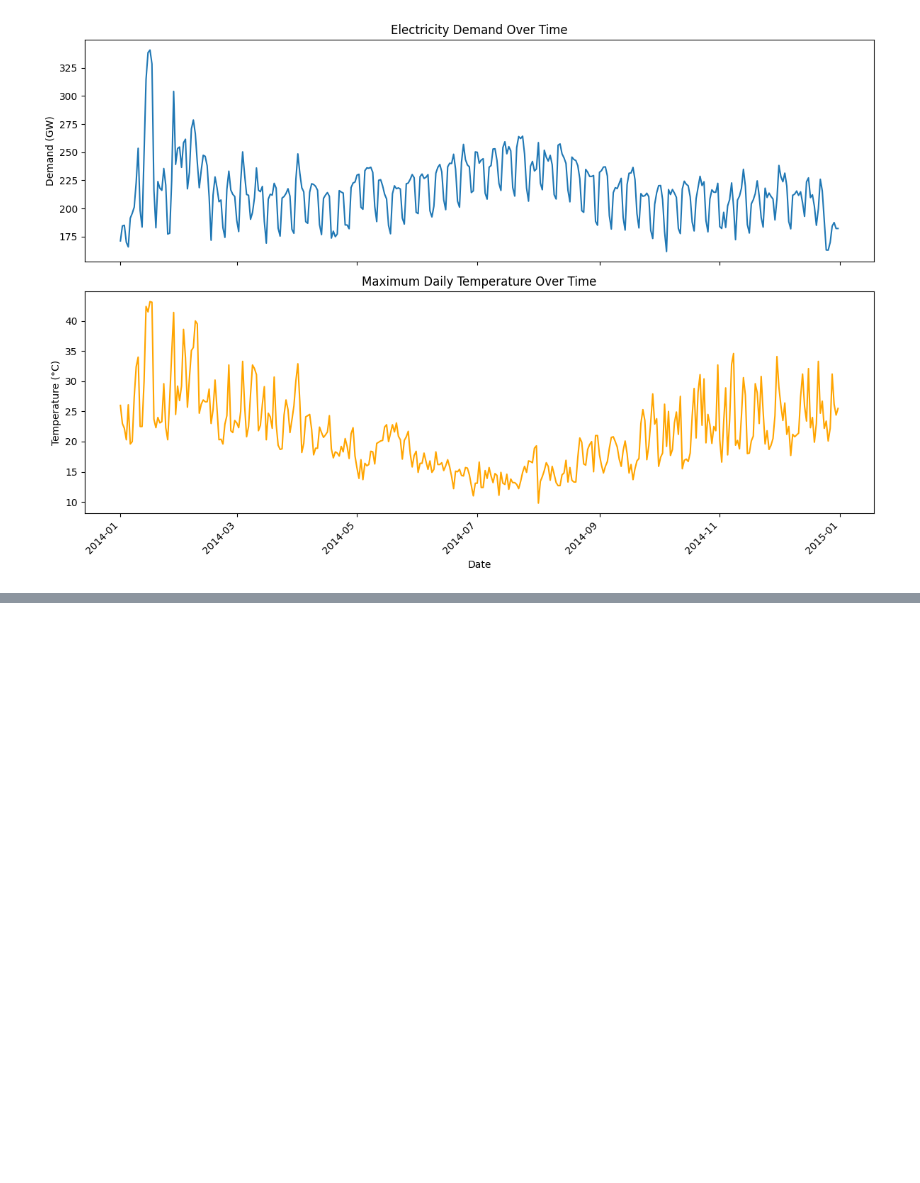
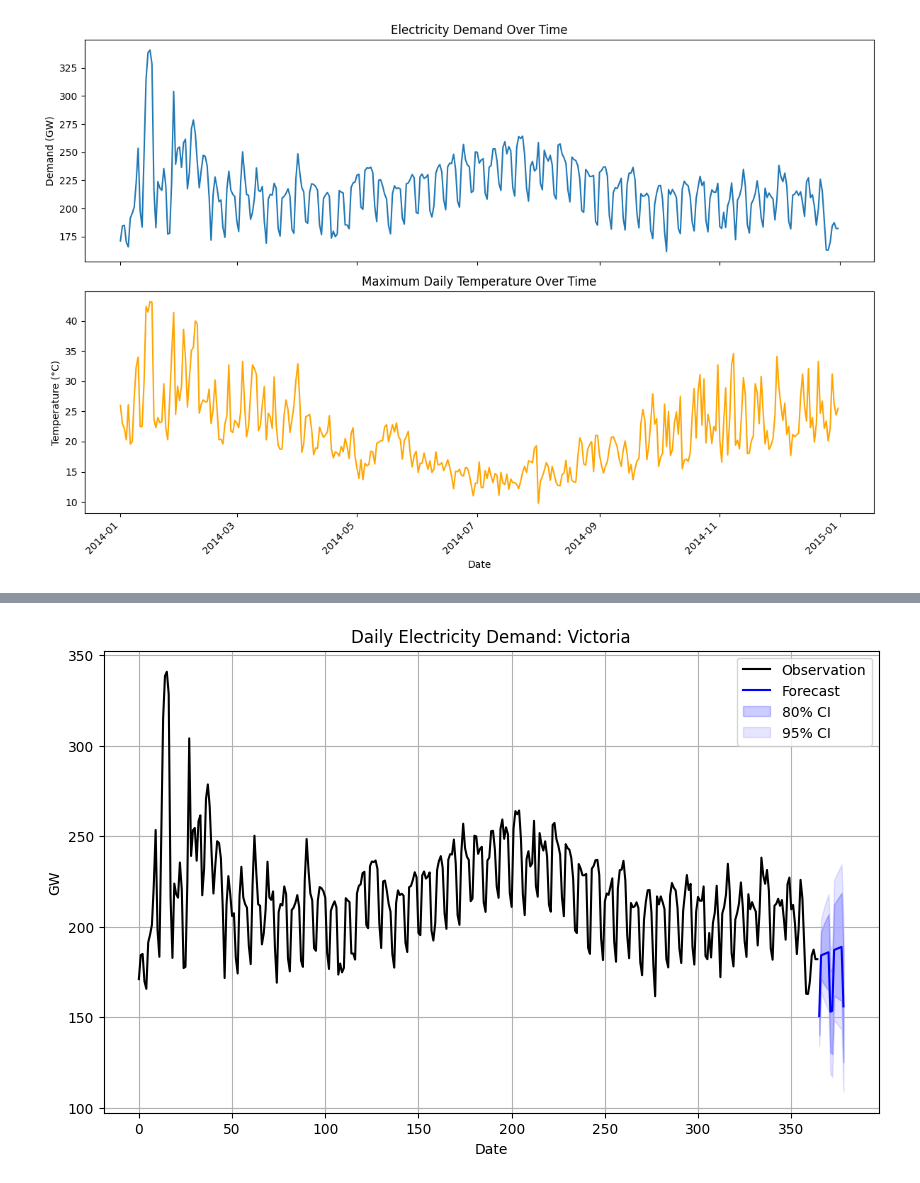
Before and after one commit to safeai-snu/Econometrics, a Jupyter notebook: Ch3.4.ARIMA_errors.ipynb, the cells around one changed output, grey strips where cells are left out. Drawn from its saved outputs; the diff is of its cells as text; code cells hidden in the pictures; blank space fills up the shorter version.

```diff
--- a/Ch3.4.ARIMA_errors.ipynb
+++ b/Ch3.4.ARIMA_errors.ipynb
@@ -325 +463,64 @@ See the caveats in the documentation: https://pandas.pydata.org/pandas-docs/stab
 [figure]
+# %%
+import pandas as pd
+import numpy as np
+import statsmodels.api as sm
+import matplotlib.pyplot as plt
+
+# Assuming 'vic_elec_daily' is your existing dataframe
+vic_elec_daily['Weekday'] = (vic_elec_daily['Day_Type'] == 'Weekday').astype(int)
+
+# Prepare the exogenous variables
+X = pd.DataFrame()
+X['Temperature'] = vic_elec_daily['Temperature']
+X['Temperature^2'] = vic_elec_daily['Temperature'] ** 2
+X['Weekday'] = vic_elec_daily['Weekday']
+
+# Log transform the Demand
+vic_elec_daily['log_Demand'] = np.log(vic_elec_daily['Demand'])
+
+# Step 1: Fit the ARIMA model with exogenous variables
+model = sm.tsa.ARIMA(vic_elec_daily['Demand'], exog=X, order=(2, 0, 0))
+fit = model.fit()
+
+print(fit.summary())
+
+# Step 2: Create future exogenous variables (for the next 14 days)
+# You can either use a realistic assumption or repeat the last known values for simplicity
+
+last_known_temperature = vic_elec_daily['Temperature'].iloc[-1]
+last_known_weekday = vic_elec_daily['Weekday'].iloc[-1]
+
+X_future = pd.DataFrame({
+    'Temperature': np.repeat(26, 14),
+    'Temperature^2': np.repeat(26**2, 14),
+    'Weekday': [0] + [1] * 5 + [0] + [0] + [1] * 5 + [0]
+})
+
+
+# Step 3: Generate the forecast with exogenous variables
+forecast_result = fit.get_forecast(steps=14, exog=X_future)
+
+# Extract the forecasted mean and confidence intervals
+forecast_mean = forecast_result.predicted_mean
+lower_ci80 = forecast_result.conf_int(alpha=0.2).iloc[:, 0]
+upper_ci80 = forecast_result.conf_int(alpha=0.2).iloc[:, 1]
+lower_ci95 = forecast_result.conf_int(alpha=0.05).iloc[:, 0]
+upper_ci95 = forecast_result.conf_int(alpha=0.05).iloc[:, 1]
+
+# Step 4: Combine forecast with historical data
+combined_series = pd.concat([vic_elec_daily['Demand'], forecast_mean])
+
+# Step 5: Plotting the forecast with confidence intervals
+plt.figure(figsize=(10, 6))
+plt.plot(vic_elec_daily['Demand'], label='Observation', color='black')
+plt.plot(forecast_mean, label='Forecast', color='b')
+plt.fill_between(forecast_mean.index, lower_ci80, upper_ci80, label='80% CI', color='b', alpha=.2)
+plt.fill_between(forecast_mean.index, lower_ci95, upper_ci95, label='95% CI', color='b', alpha=.1)
+plt.xlabel('Date')
+plt.ylabel('GW')
+plt.title('Daily Electricity Demand: Victoria')
+plt.grid(True)
+plt.legend()
+plt.show()
+# %% [output]
@@ -325,0 +544 @@ See the caveats in the documentation: https://pandas.pydata.org/pandas-docs/stab
+[figure, added]
```
Also changed, not shown: parts of 13 cells of this notebook.
